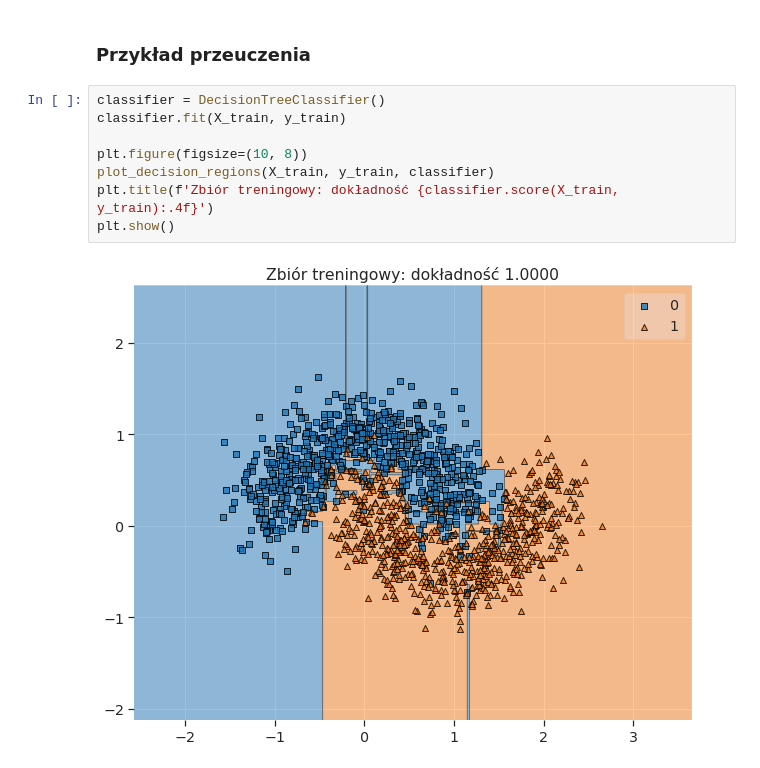
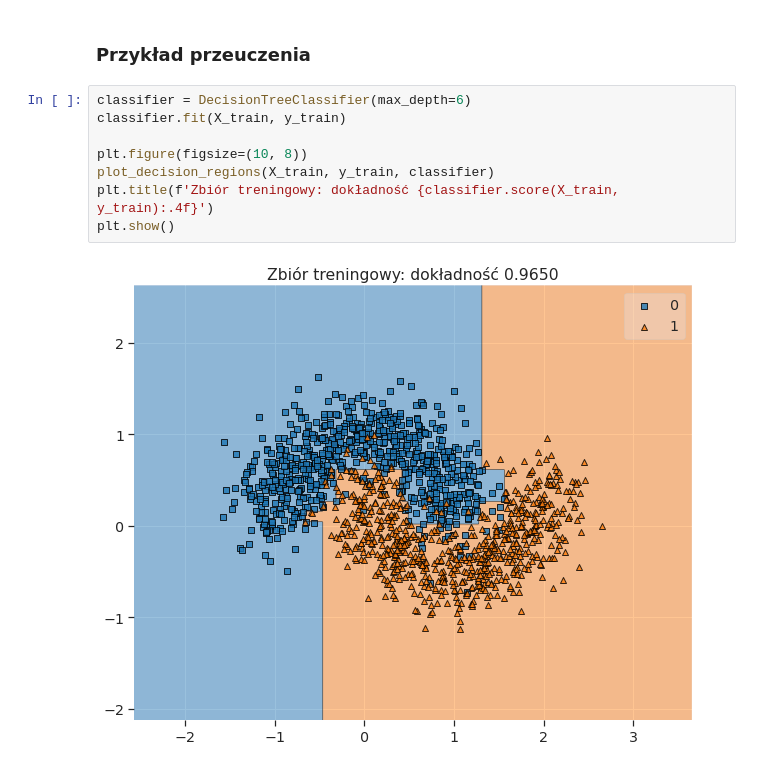
Before and after one commit to syljan/machine-learning-bootcamp, a Jupyter notebook: supervised/04_model_selection/01_underfitting_overfitting.ipynb, the cells around one changed output. Cells and saved outputs as stored; diff of their text form.

```diff
--- a/supervised/04_model_selection/01_underfitting_overfitting.ipynb
+++ b/supervised/04_model_selection/01_underfitting_overfitting.ipynb
@@ -160,15 +156,15 @@ plt.show()
 # %% [markdown]
 ### <a name='7'></a> Przykład przeuczenia
 # %%
-classifier = DecisionTreeClassifier()
+classifier = DecisionTreeClassifier(max_depth=6)
 classifier.fit(X_train, y_train)
 
 plt.figure(figsize=(10, 8))
 plot_decision_regions(X_train, y_train, classifier)
 plt.title(f'Zbiór treningowy: dokładność {classifier.score(X_train, y_train):.4f}')
 plt.show()
 # %% [output]
-[figure, old version]
+[figure, new version]
 # %%
 plt.figure(figsize=(10, 8))
 plot_decision_regions(X_test, y_test, classifier)
```
Also changed, not shown: parts of 3 cells of this notebook.
